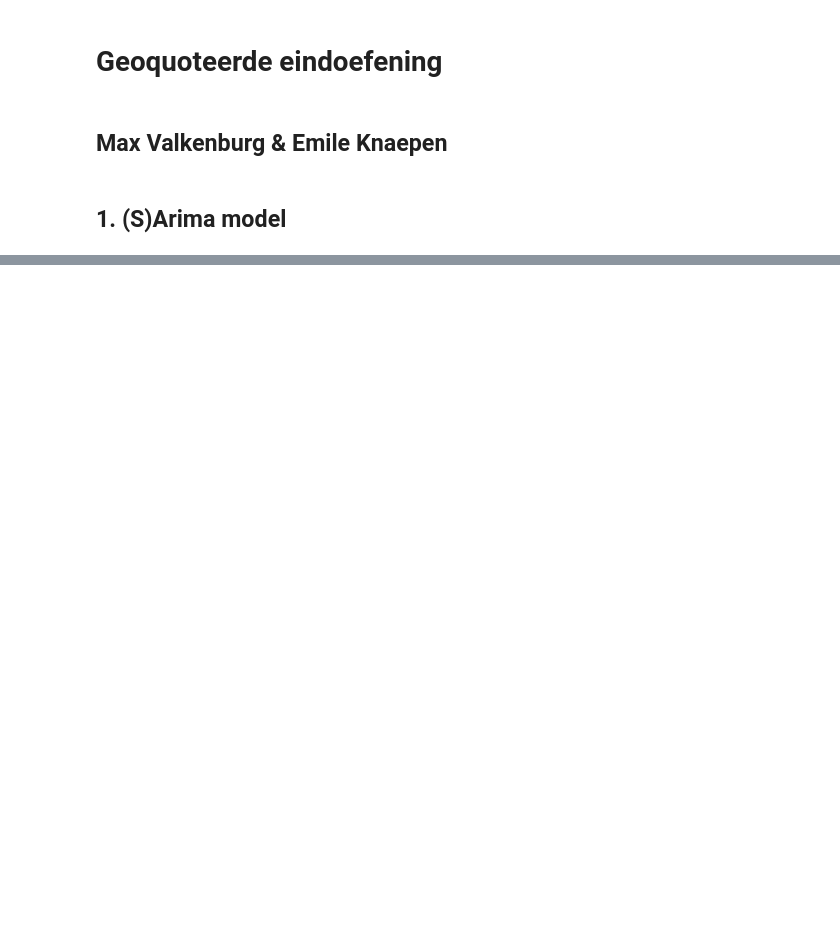
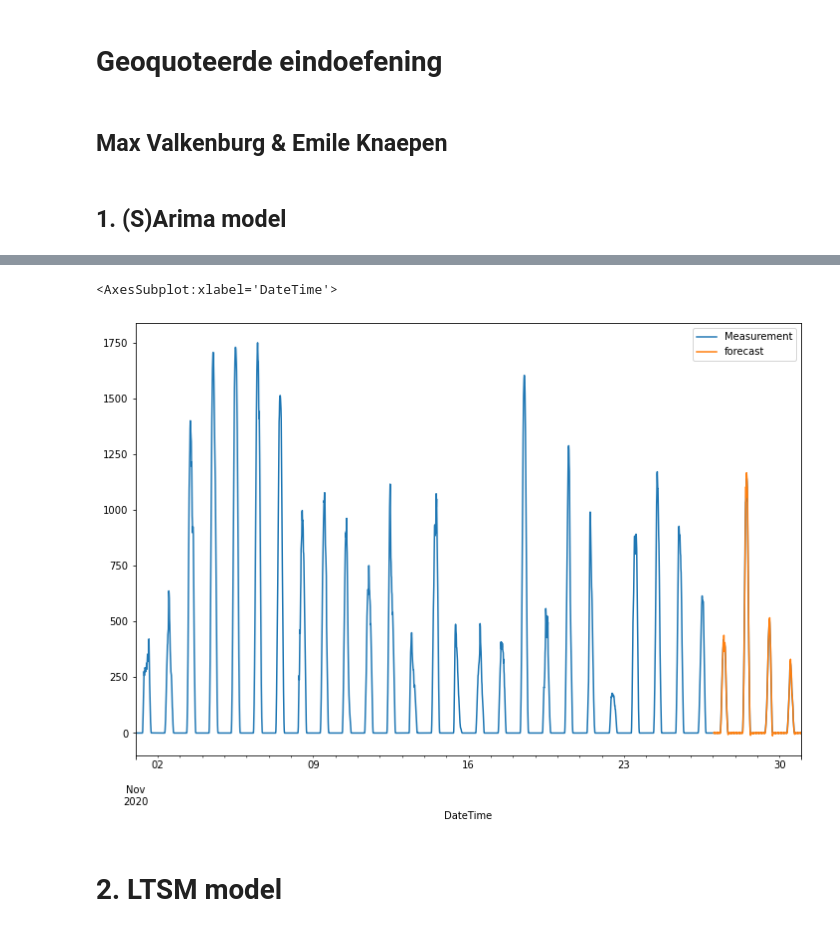
Before and after one commit to eknaepen/Solar_predictions, a Jupyter notebook: opdracht.ipynb, the cells around one changed output, grey strips where cells are left out. Cells and saved outputs as stored; diff of their text form; code cells hidden in the pictures; blank space fills up the shorter version.

```diff
--- a/opdracht.ipynb
+++ b/opdracht.ipynb
@@ -83,0 +103,11 @@ LinAlgError: Schur decomposition solver error.
+# %%
+Data.dropna()
+model_2 = sm.tsa.statespace.SARIMAX(Data['Measurement'], order=(1, 1, 1),seasonal_order=(1,1,1,12))
+results=model_2.fit()
+Data['forecast']=results.predict(start=2500, end=2881, dynamic=False)
+Data[['Measurement', 'forecast']].plot(figsize=(12,8))
+# %% [output]
+<AxesSubplot:xlabel='DateTime'>
+[figure, added]
+# %% [markdown]
+# 2. LTSM model
```
Also changed, not shown: parts of 16 cells of this notebook.
